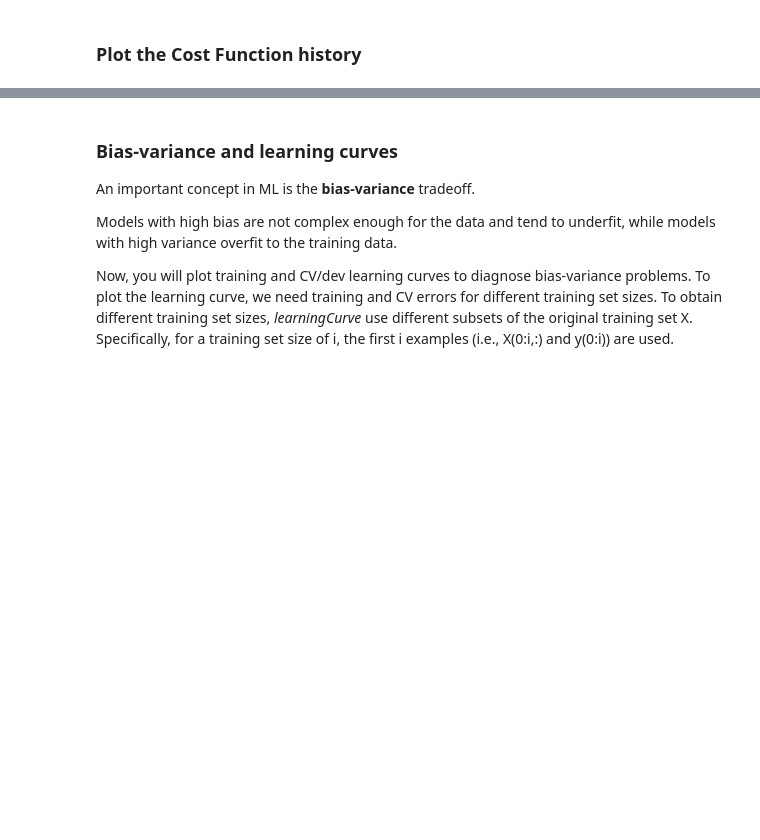
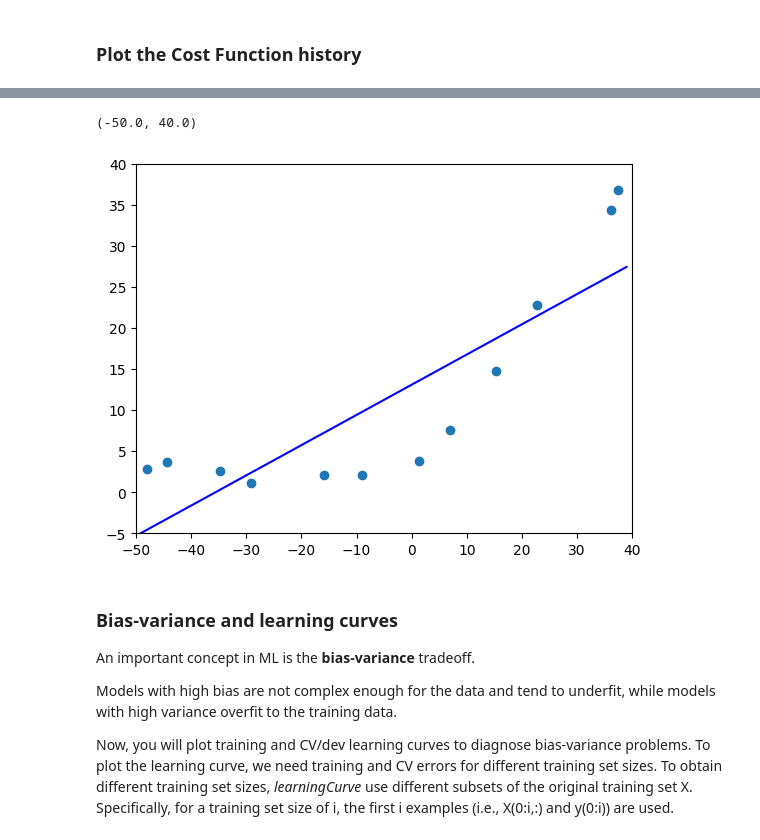
Before and after one commit to JoaoAnt42/Course, a Jupyter notebook: Machine Learning Fundamentals/Class5/Lab5/ML_BiasVariance.ipynb, the cells around one changed output, grey strips where cells are left out. Cells and saved outputs as stored; diff of their text form; code cells hidden in the pictures; blank space fills up the shorter version.

```diff
--- a/Machine Learning Fundamentals/Class5/Lab5/ML_BiasVariance.ipynb
+++ b/Machine Learning Fundamentals/Class5/Lab5/ML_BiasVariance.ipynb
@@ -137,16 +167,19 @@ You should get a figure similar to Fig.2. This best fit line tells that the mode
 <caption><center> **Fig.2** : **Linear fit** </center></caption>
 # %%
 #add the scatter plot of data (as above)
-?
+plt.scatter(X,y)
 
 
 #Plot the best linear model
 x_fit=range(-50,40)
 y_fit=theta[0]+theta[1]*x_fit
 plt.plot(x_fit,y_fit,color="b")
 
 plt.ylim(-5,40)
 plt.xlim(-50,40)
+# %% [output]
+(-50.0, 40.0)
+[figure, added]
 # %% [markdown]
 ### Bias-variance and learning curves
 
```
Also changed, not shown: parts of 15 cells of this notebook.
